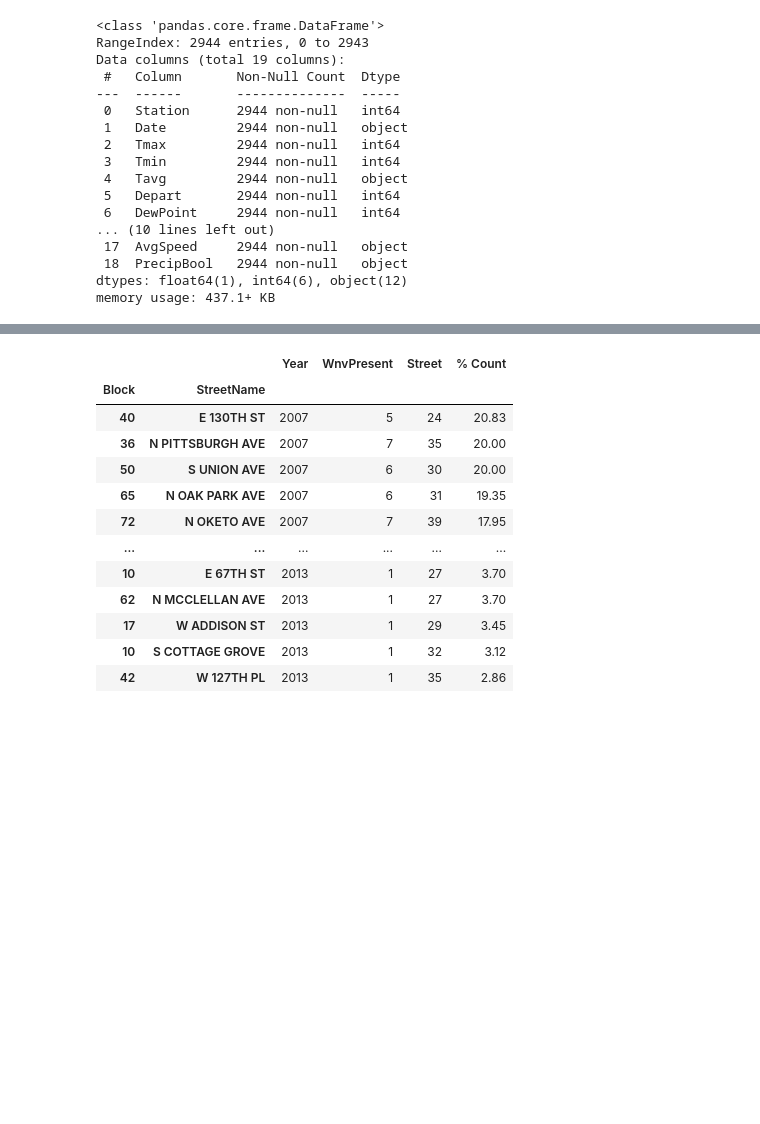
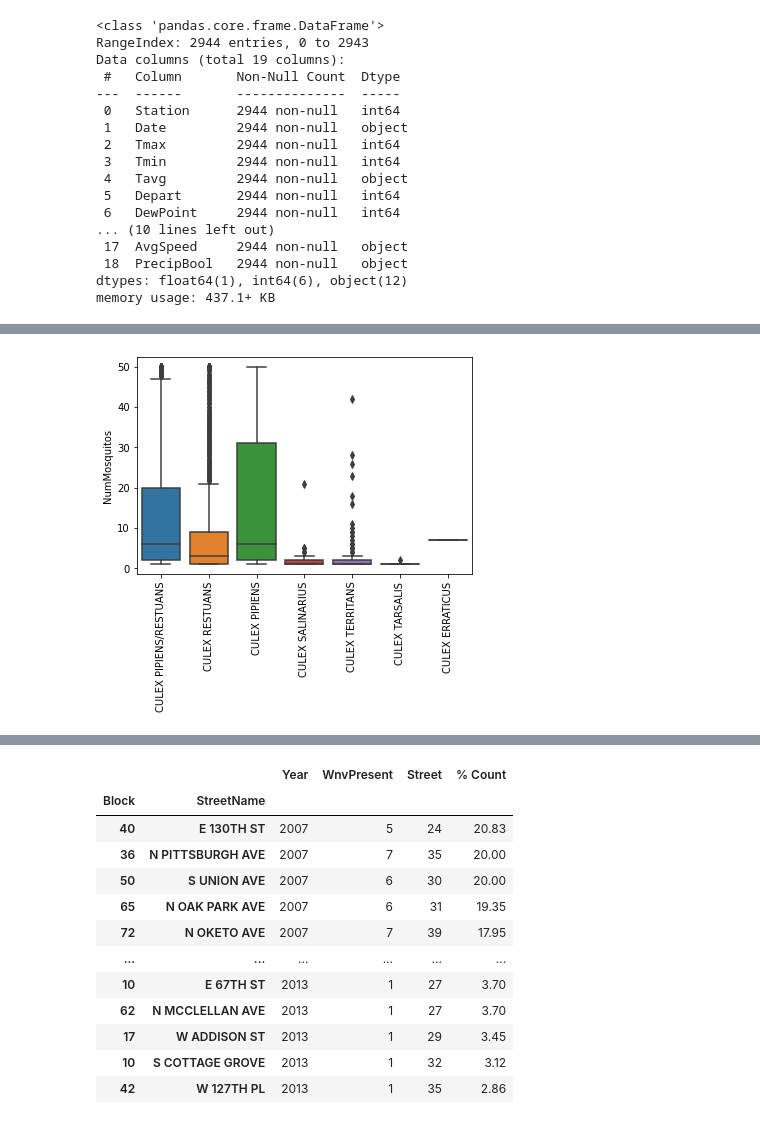
Before and after one commit to evanwmeeks/Springboard, a Jupyter notebook: Capstone 2/Capstone 2 - West Nile Virus Prediction.ipynb, the cells around one changed output, grey strips where cells are left out. Cells and saved outputs as stored; diff of their text form; code cells hidden in the pictures; blank space fills up the shorter version.

```diff
--- a/Capstone 2/Capstone 2 - West Nile Virus Prediction.ipynb
+++ b/Capstone 2/Capstone 2 - West Nile Virus Prediction.ipynb
@@ -180,0 +214,11 @@ average.insert(2, "Tavg", tmp)
+# %%
+#Checking the number of mosqitos per species using boxplots
+plt.figsize=(5,5)
+g=sns.boxplot(x="Species", y="NumMosquitos", data=train)
+g.set_xticklabels(g.get_xticklabels(), rotation=90,size=10)
+g.set(xlabel=None)
+g.xaxis.label.set_size(10)
+g.yaxis.label.set_size(10)
+plt.show()
+# %% [output]
+[figure, added]
```
Also changed, not shown: parts of 49 cells of this notebook.
